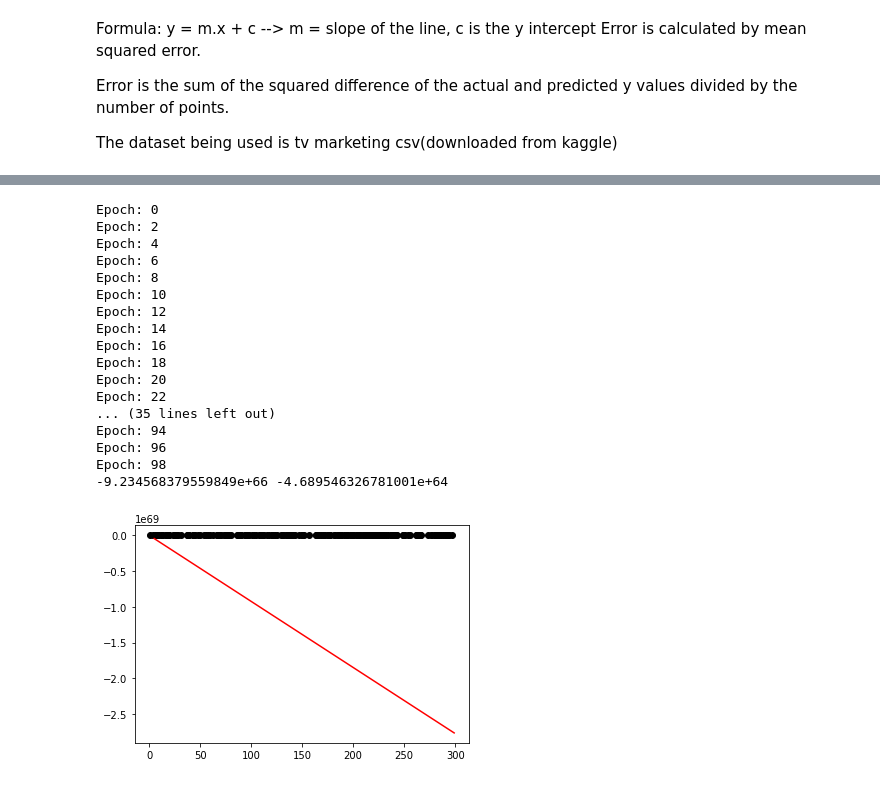
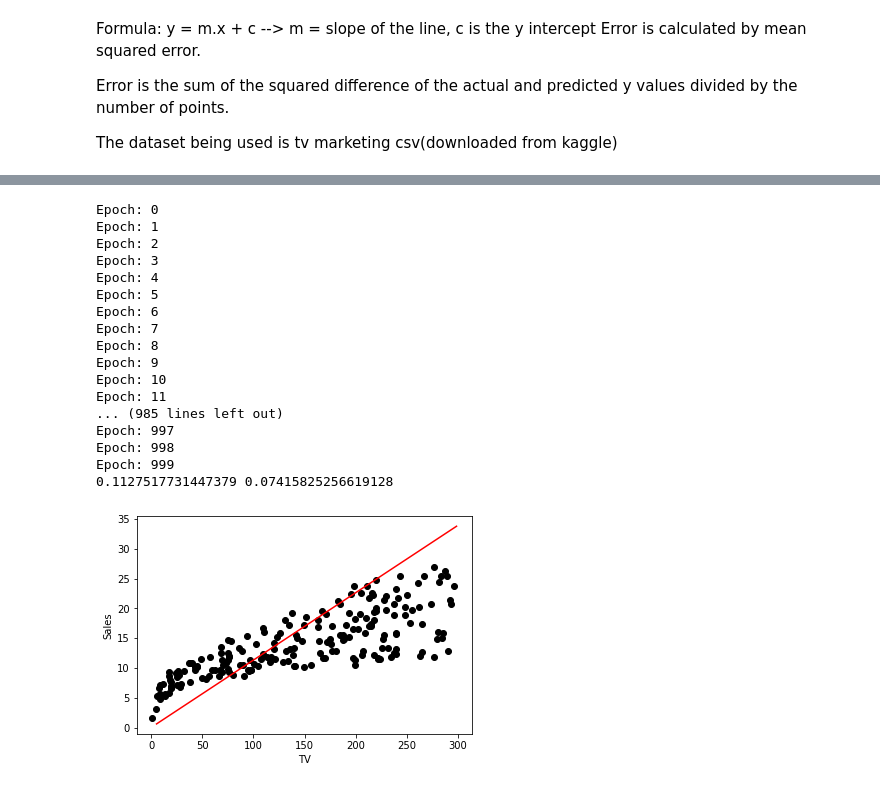
Before and after one commit to aditya628-tech/AI_training, a Jupyter notebook: linear_regression.ipynb, the cells around one changed output, grey strips where cells are left out. Drawn from its saved outputs; the diff is of its cells as text; code cells hidden in the pictures.

```diff
--- a/linear_regression.ipynb
+++ b/linear_regression.ipynb
@@ -48,37 +91,41 @@ def gradient_descent(m_now, b_now, points, L):
 # %%
 m = 0
 b = 0
-L = 0.0001
-epochs = 100
+L = 0.00005
+epochs = 1000
 
 for i in range(epochs):
-    if i % 2 == 0 :
-        print("Epoch: " + str(i))
+    print("Epoch: " + str(i))
     m, b = gradient_descent(m, b, data, L)
+
 
 print(m, b)
 
 plt.scatter(data.TV, data.Sales, color = "black")
 
 plt.plot(list(range(5, 300)), [m * x + b for x in range(5, 300)], color = "red")
 
+plt.xlabel("TV")
+plt.ylabel("Sales")
+
+
 plt.show()
 # %% [output]
 Epoch: 0
+Epoch: 1
 Epoch: 2
+Epoch: 3
 Epoch: 4
+Epoch: 5
 Epoch: 6
+Epoch: 7
 Epoch: 8
+Epoch: 9
 Epoch: 10
-Epoch: 12
-Epoch: 14
-Epoch: 16
-Epoch: 18
-Epoch: 20
-Epoch: 22
-... (35 lines left out)
-Epoch: 94
-Epoch: 96
-Epoch: 98
--9.234568379559849e+66 -4.689546326781001e+64
+Epoch: 11
+... (985 lines left out)
+Epoch: 997
+Epoch: 998
+Epoch: 999
+0.1127517731447379 0.07415825256619128
-[figure, old version]
+[figure, new version]
```
Also changed, not shown: parts of 2 cells of this notebook.
